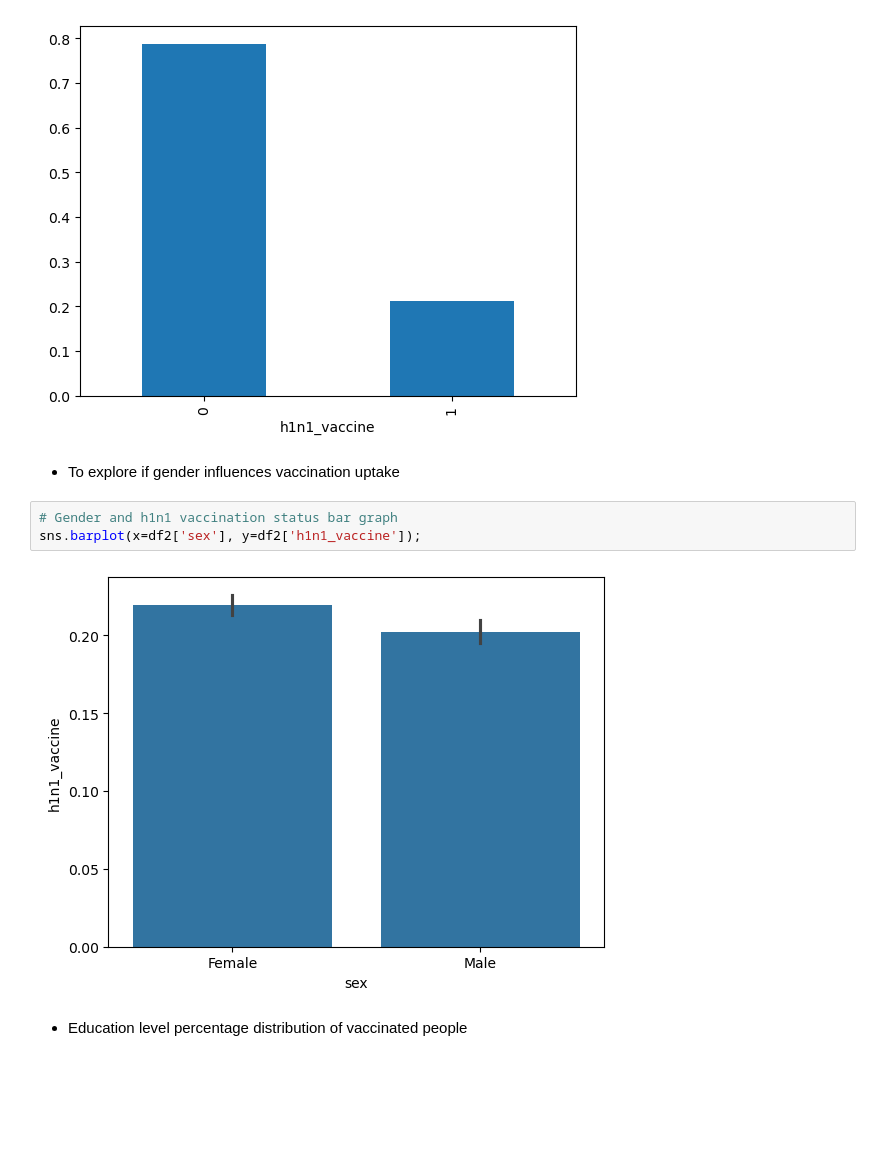
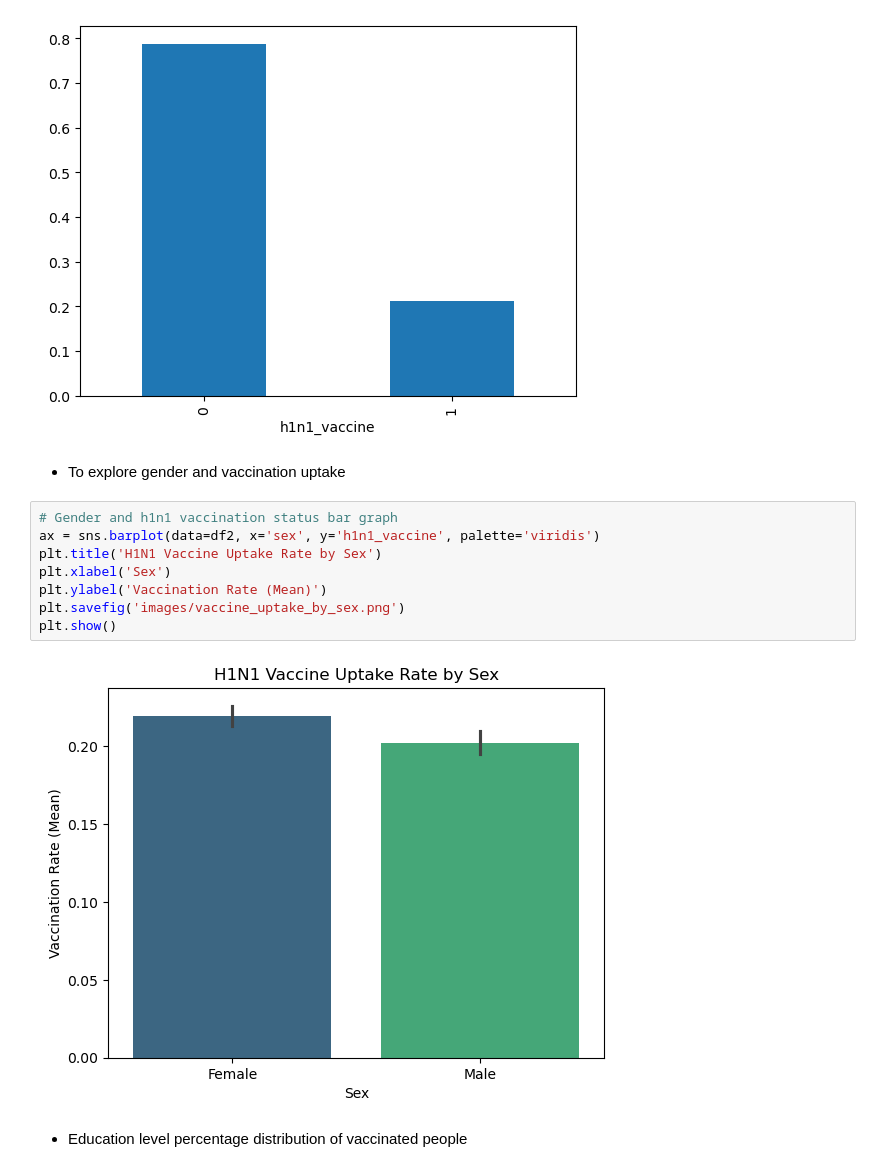
Before and after one commit to danielowuor/H1N1-flu-vaccine, a Jupyter notebook: h1n1_vaccine_analysis.ipynb, the cells around one changed output. Saved outputs shown, nothing was run; the diff lists cells and outputs as text; blank space fills up the shorter version.

```diff
--- a/h1n1_vaccine_analysis.ipynb
+++ b/h1n1_vaccine_analysis.ipynb
@@ -191,12 +189,17 @@ df2['h1n1_vaccine'].value_counts(normalize=True).plot(kind='bar');
 # %% [output]
 [figure]
 # %% [markdown]
-- To explore if gender influences vaccination uptake
+- To explore gender and vaccination uptake
 # %%
 # Gender and h1n1 vaccination status bar graph
-sns.barplot(x=df2['sex'], y=df2['h1n1_vaccine']);
+ax = sns.barplot(data=df2, x='sex', y='h1n1_vaccine', palette='viridis')
+plt.title('H1N1 Vaccine Uptake Rate by Sex')
+plt.xlabel('Sex')
+plt.ylabel('Vaccination Rate (Mean)')
+plt.savefig('images/vaccine_uptake_by_sex.png')
+plt.show()
 # %% [output]
-[figure, old version]
+[figure, new version]
 # %% [markdown]
 - Education level percentage distribution of vaccinated people
 # %%
```
Also changed, not shown: parts of 20 cells of this notebook.
